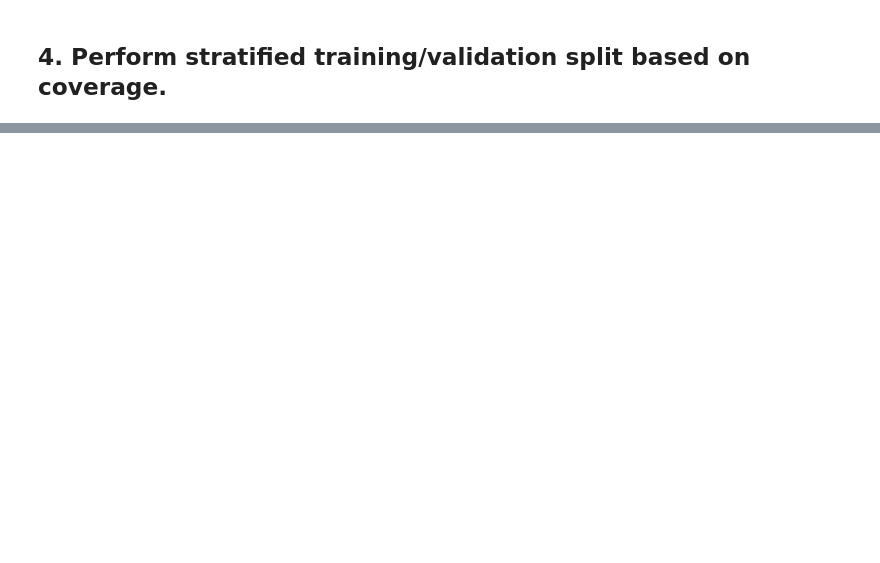
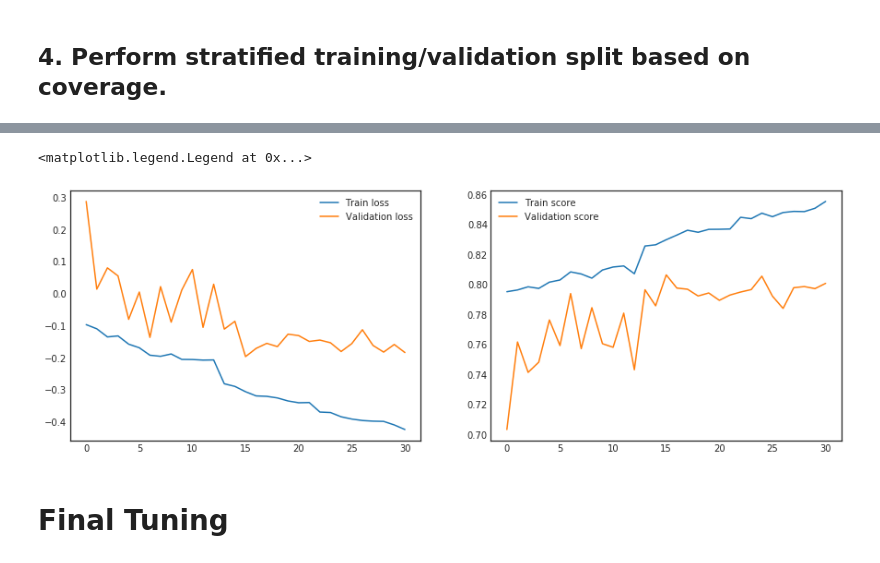
Before and after one commit to szeleeteo/kaggle, a Jupyter notebook: tgs-salt-identification-challenge/unet_v4.ipynb, the cells around one changed output, grey strips where cells are left out. Cells and saved outputs as stored; diff of their text form; code cells hidden in the pictures; blank space fills up the shorter version.

```diff
--- a/tgs-salt-identification-challenge/unet_v4.ipynb
+++ b/tgs-salt-identification-challenge/unet_v4.ipynb
@@ -570,0 +648,26 @@ submission
+# %%
+model1 = load_model(save_model_name, custom_objects={'my_iou_metric':my_iou_metric})
+
+input_x = model1.layers[0].input
+output_layer = model1.layers[-1].input
+model = Model(input_x, output_layer)
+c = optimizers.adam(lr=0.0005)
+
+model.compile(loss=lovasz_loss, optimizer=c, metrics=[my_iou_metric_2])
+
+# model.summary()
+# %%
+early_stopping = EarlyStopping(monitor='val_my_iou_metric_2', mode='max', patience=15, verbose=1)
+model_checkpoint = ModelCheckpoint(save_model_nameB, monitor='val_my_iou_metric_2', mode='max', save_best_only=True, verbose=1)
+reduce_lr = ReduceLROnPlateau(monitor='val_my_iou_metric_2', mode='max',factor=0.5, patience=6, min_lr=0.00001, verbose=1)
+
+epochs = 200
+batch_size = 32
+# %%
+%%time
+history = model.fit(x_train, y_train,
+                    validation_data=[x_valid, y_valid],
+                    epochs=epochs,
+                    batch_size=batch_size,
+                    callbacks=[ model_checkpoint, reduce_lr, early_stopping],
+                    verbose=2)
@@ -570,0 +692,13 @@ submission
+# %%
+fig, (ax_loss, ax_score) = plt.subplots(1, 2, figsize=(15,5))
+ax_loss.plot(history.epoch, history.history["loss"], label="Train loss")
+ax_loss.plot(history.epoch, history.history["val_loss"], label="Validation loss")
+ax_loss.legend()
+ax_score.plot(history.epoch, history.history["my_iou_metric_2"], label="Train score")
+ax_score.plot(history.epoch, history.history["val_my_iou_metric_2"], label="Validation score")
+ax_score.legend()
+# %% [output]
+<matplotlib.legend.Legend at 0x...>
+[figure, added]
+# %% [markdown]
+# Final Tuning
```
Also changed, not shown: parts of 61 cells of this notebook.
